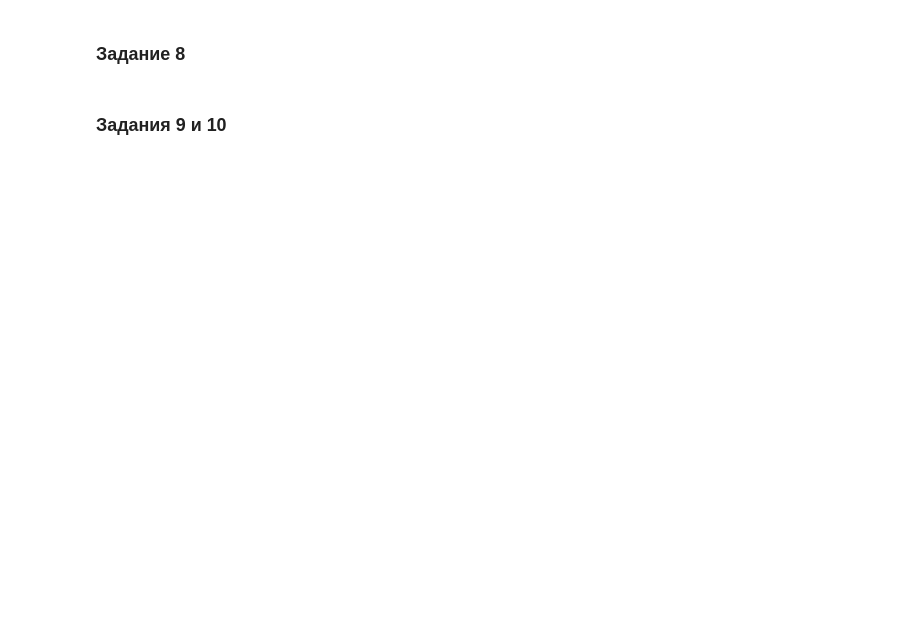
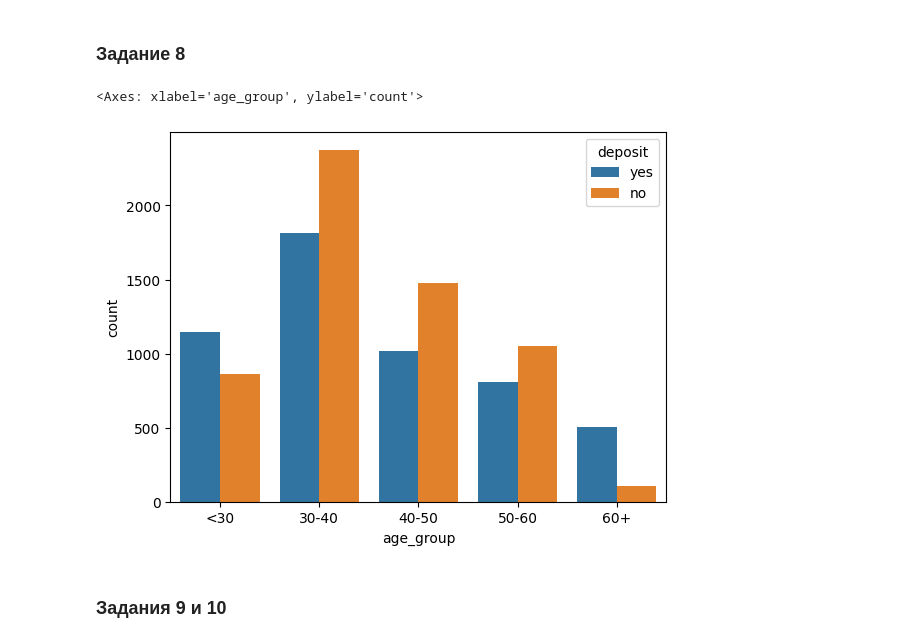
Before and after one commit to Alevtina529/test, a Jupyter notebook: Project_4_ML.ipynb, the cells around one changed output. Saved outputs shown, nothing was run; the diff lists cells and outputs as text; code cells hidden in the pictures; blank space fills up the shorter version.

```diff
--- a/Project_4_ML.ipynb
+++ b/Project_4_ML.ipynb
@@ -319,6 +339,12 @@ types.plot(kind='bar', stacked='True')
 ### Задание 8
 # %%
 # создайте возрастные группы и определите, в каких группах более склонны открывать депозит, чем отказываться от предложения
+# %%
+df['age_group']=pd.cut(df.age,[0,30,40,50,60,9999],labels=['<30','30-40','40-50','50-60','60+'])
+sns.countplot(x='age_group',hue='deposit',data=df)
+# %% [output]
+<Axes: xlabel='age_group', ylabel='count'>
+[figure, added]
 # %% [markdown]
 ### Задания 9 и 10
 # %%
```
Also changed, not shown: parts of 8 cells of this notebook.
